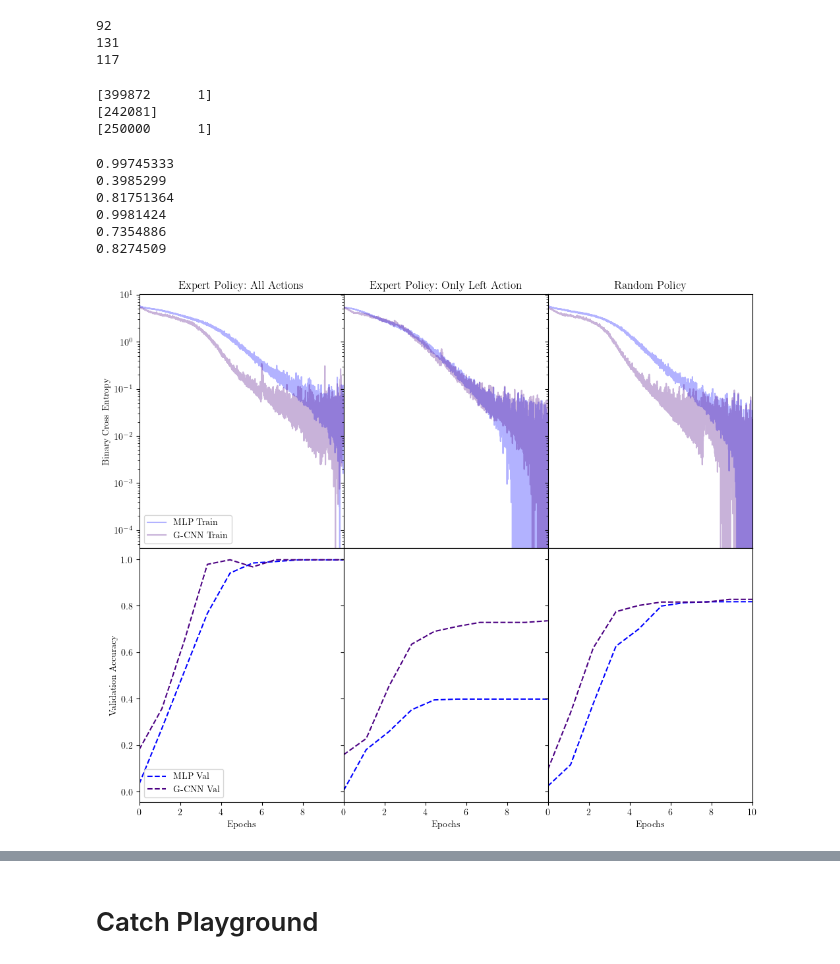
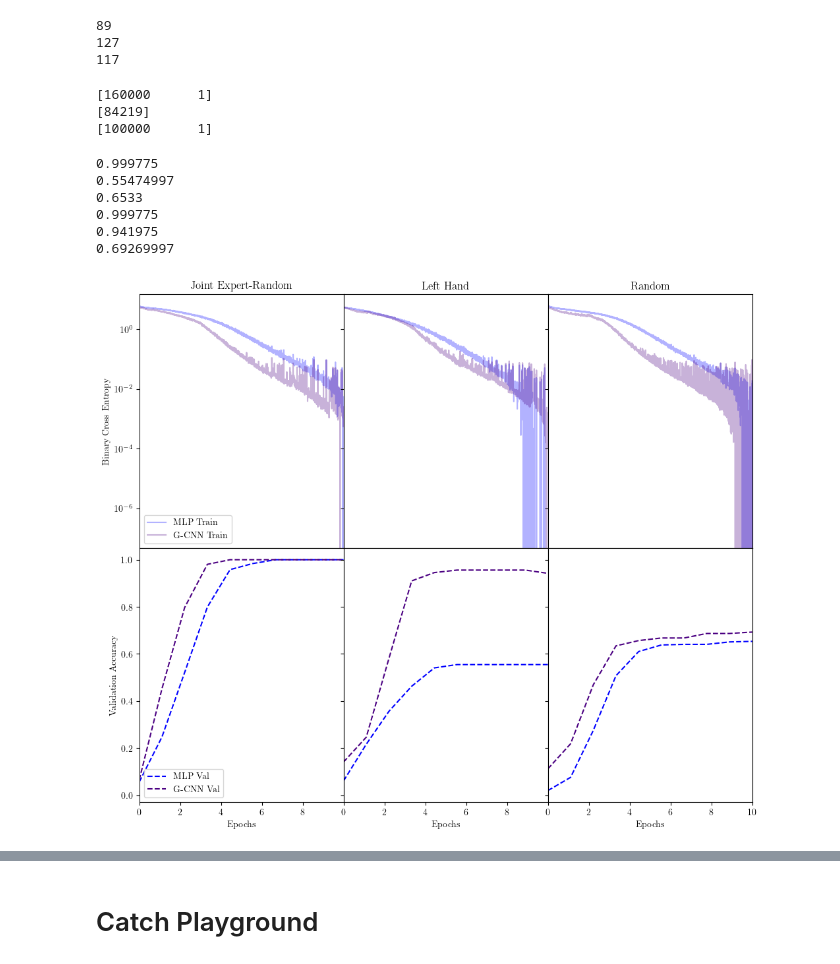
Before and after one commit to seancraven/mono_ms, a Jupyter notebook: model_based/transition_model_catch_plots.ipynb, the cells around one changed output, grey strips where cells are left out. Cells and saved outputs as stored; diff of their text form; code cells hidden in the pictures.

```diff
--- a/model_based/transition_model_catch_plots.ipynb
+++ b/model_based/transition_model_catch_plots.ipynb
@@ -28,7 +33,7 @@ random_data = jax.jit(jax.vmap(make_experience_fn("Catch-bsuite", 5000)))(keys)
 random_data_len = np.prod(random_data.reward.shape)
 random_data = jax.tree_map(lambda x: x.reshape((random_data_len, -1)), random_data)
 
-expert_data = jax.jit(jax.vmap(make_expert_experience_fn("Catch-bsuite", 500, expert_params)))(keys)
+expert_data = jax.jit(jax.vmap(make_expert_experience_fn("Catch-bsuite", 5000, expert_params)))(keys)
 expert_data_len= np.prod(expert_data.reward.shape)
 expert_data= jax.tree_map(lambda x: x.reshape((expert_data_len, -1)), expert_data)
 # %%
@@ -54,8 +59,8 @@ print(len(jnp.unique(random_data.state, axis=0)))
 # jax.tree_map(lambda x: print(x.shape), train_data)
 # jax.tree_map(lambda x: print(x.shape), val_data)
 # %% [output]
-92
-131
+89
+127
 117
 # %%
 def make_train_model(hyp, train_data, val_data):
@@ -76,9 +81,9 @@ datas = [train_data, filtered_data, random_data]
 for data in datas:
     print((jnp.array(data.reward.shape)))
 # %% [output]
-[399872      1]
-[242081]
-[250000      1]
+[160000      1]
+[84219]
+[100000      1]
 # %%
 moving_average = lambda x, w: np.convolve(x, np.ones(w), 'valid') / w
 cs = ["blue", "indigo"]
@@ -96,41 +101,42 @@ for hyp, c in zip(hyps, cs):
 
     sol.append(sub_sol)
 # %%
-titles = ["Expert Policy: All Actions", "Expert Policy: Only Left Action", "Random Policy"]
+titles = ["Joint Expert-Random", "Left Hand", "Random"]
 fig, ax = plt.subplots(2, 3, figsize=(12, 10), sharey="row")
 plt.subplots_adjust(hspace=0, wspace=0 )
 assert len(sol) == len(hyps) == len(cs)
 for sub_sol, hyp, c in zip(sol, hyps, cs):
 
     for i, ((train_loss, val_loss), tit) in enumerate(zip(sub_sol, titles)):
         if i == 0:
             baseline = jnp.min(train_loss)
         # train_loss= moving_average(train_loss, 10)
         ax[0, i].semilogy(get_x(train_loss, hyp.epochs),train_loss - baseline, label=f"{'MLP' if hyp.model.__name__ == 'CatchModel' else 'G-CNN'} Train", color=c, alpha = 0.3)
         ax[1, i].plot(get_x(val_loss, hyp.epochs), val_loss, label=f"{'MLP' if hyp.model.__name__ == 'CatchModel' else 'G-CNN'} Val", color=c, linestyle="--")
         print(val_loss[-1])
         ax[0, i].set_xlabel("Epochs")
         ax[1, i].set_xlabel("Epochs")
         ax[0, i].set_title(tit)
         ax[0, i].set_xlim(0, EPCH)
         ax[1, i].set_xlim(0, EPCH)
         ax[0, i].set_xticks([])
         # ax[1, i].set_ylim(0, 1)
 ax[0, 0].legend(loc="lower left")
 ax[1, 0].legend(loc="lower left")
 ax[0, 0].set_ylabel("Binary Cross Entropy")
 ax[1, 0].set_ylabel("Validation Accuracy")
 ax[1, 0].set_xticks(range(0, EPCH, 2))
 ax[1, 1].set_xticks(range(0, EPCH, 2))
 ax[1, 2].set_xticks(range(0, EPCH + 2, 2));
+plt.savefig("../msc_thesis/Figures/transition_model_catch.png")
 # %% [output]
-0.99745333
-0.3985299
-0.81751364
-0.9981424
-0.7354886
-0.8274509
+0.999775
+0.55474997
+0.6533
+0.999775
+0.941975
+0.69269997
-[figure, old version]
+[figure, new version]
 # %%
 rng = jax.random.PRNGKey(42)
 key = jax.random.split(rng, 500)
```
Also changed, not shown: parts of 2 cells of this notebook, 2 other files.
